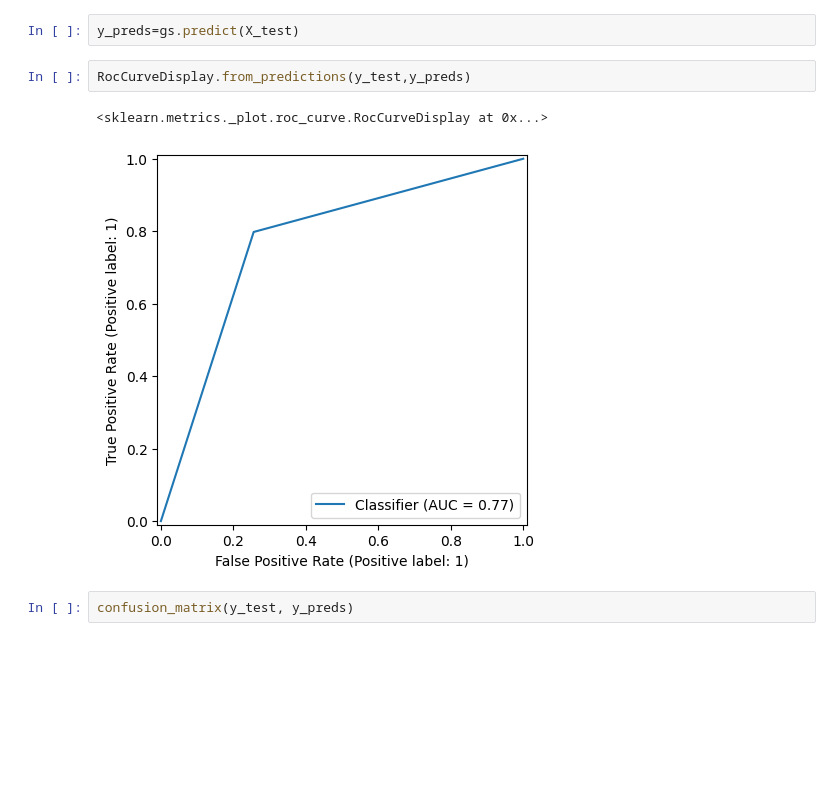
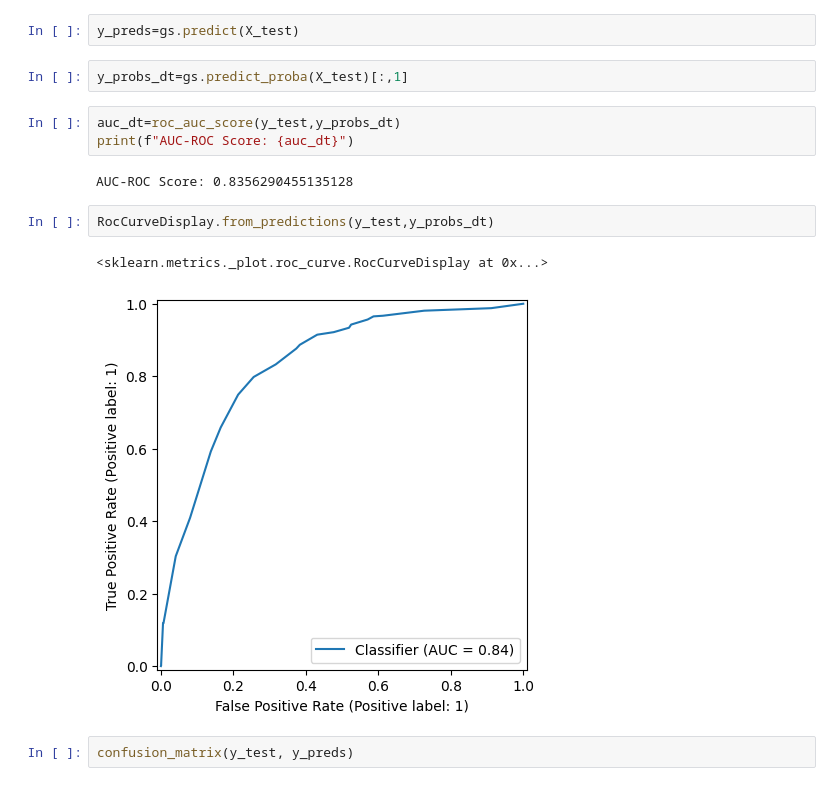
Before and after one commit to yalindi/2425568_ml, a Jupyter notebook: 2425568.ipynb, the cells around one changed output. Cells and saved outputs as stored; diff of their text form; blank space fills up the shorter version.

```diff
--- a/2425568.ipynb
+++ b/2425568.ipynb
@@ -492,11 +492,18 @@ pickle.dump(gs,open("best_churn_decision_tree_model.pkl","wb"))
 ### Evaluating Decision Tree
 # %%
 y_preds=gs.predict(X_test)
+# %%
+y_probs_dt=gs.predict_proba(X_test)[:,1]
+# %%
+auc_dt=roc_auc_score(y_test,y_probs_dt)
+print(f"AUC-ROC Score: {auc_dt}")
+# %% [output]
+AUC-ROC Score: 0.8356290455135128
 # %%
-RocCurveDisplay.from_predictions(y_test,y_preds)
+RocCurveDisplay.from_predictions(y_test,y_probs_dt)
 # %% [output]
 <sklearn.metrics._plot.roc_curve.RocCurveDisplay at 0x...>
-[figure, old version]
+[figure, new version]
 # %%
 confusion_matrix(y_test, y_preds)
 # %% [output]
```
Also changed, not shown: parts of 9 cells of this notebook.
